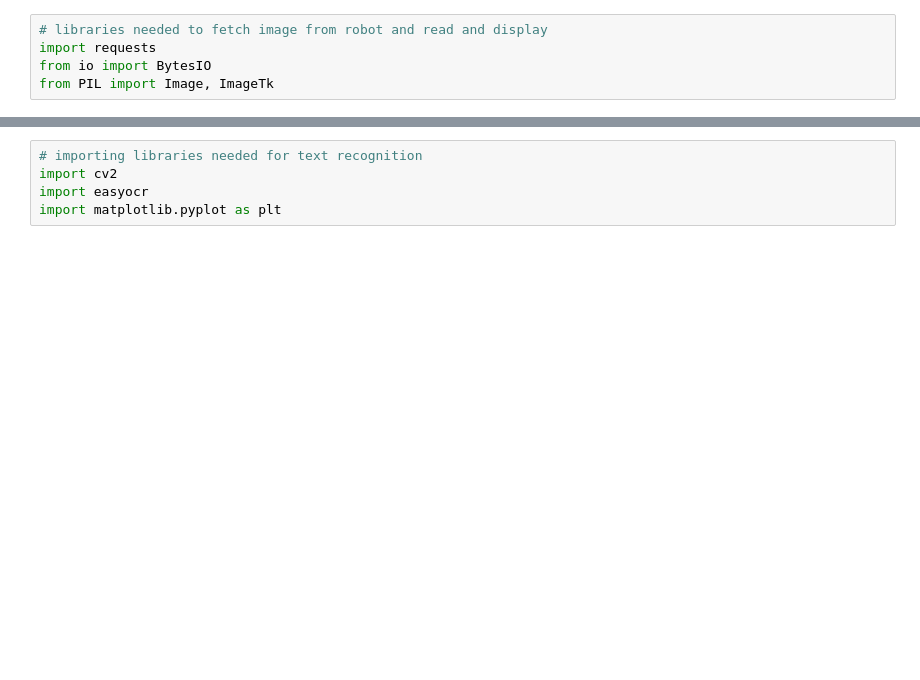
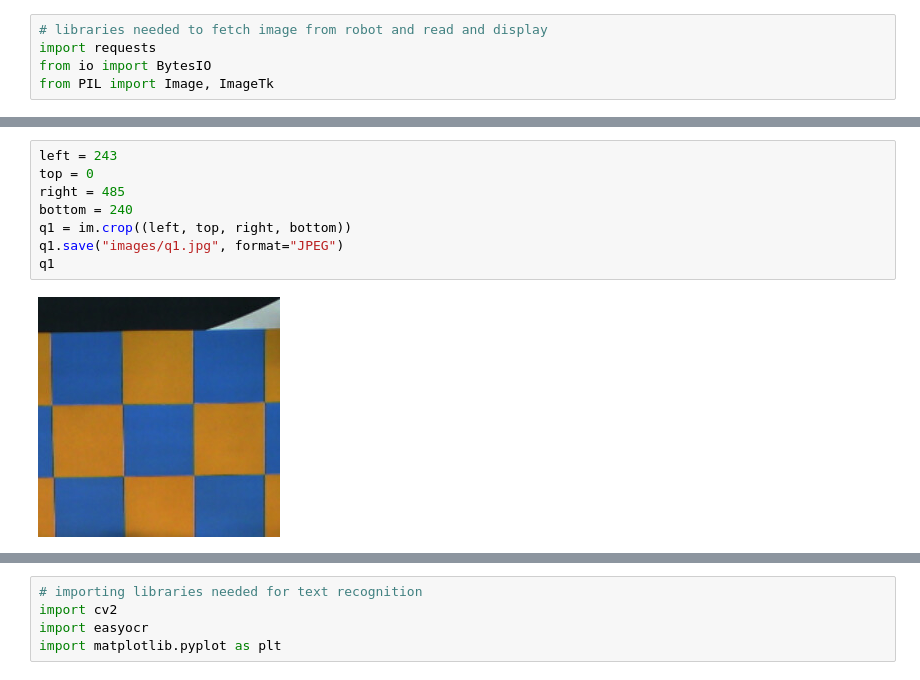
Before and after one commit to SamAdams1/ur3Chess, a Jupyter notebook: computerVision.ipynb, the cells around one changed output, grey strips where cells are left out. Drawn from its saved outputs; the diff is of its cells as text; blank space fills up the shorter version.

```diff
--- a/computerVision.ipynb
+++ b/computerVision.ipynb
@@ -21,0 +22,10 @@ im
+# %%
+left = 243
+top = 0
+right = 485
+bottom = 240
+q1 = im.crop((left, top, right, bottom))
+q1.save("images/q1.jpg", format="JPEG")
+q1
+# %% [output]
+[figure, added]
```
Also changed, not shown: parts of 6 cells of this notebook, 4 other files.
